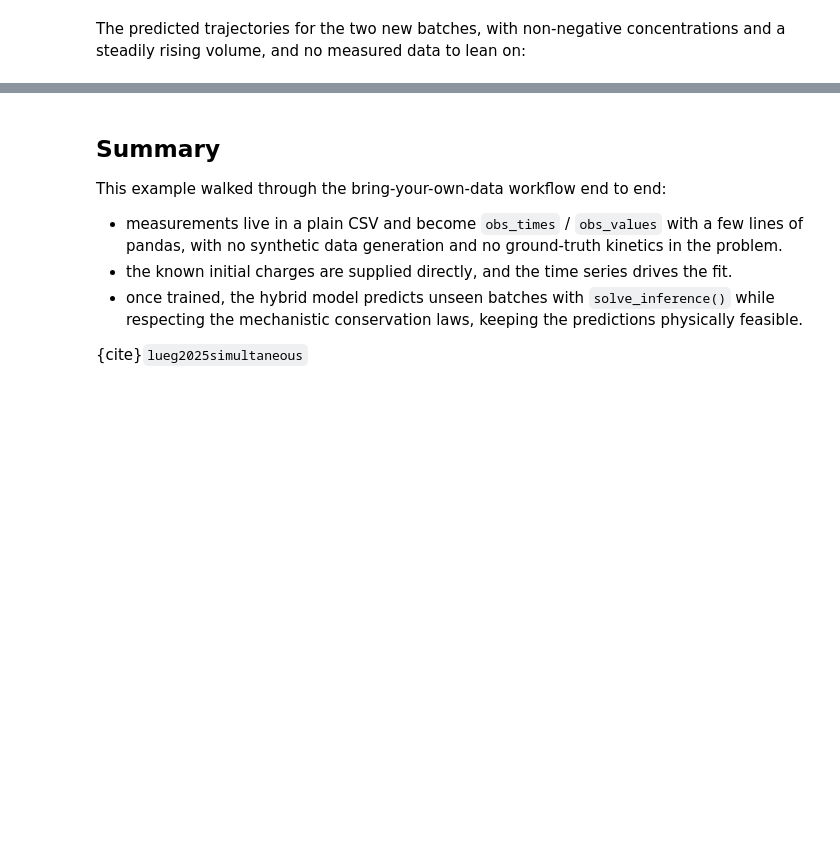
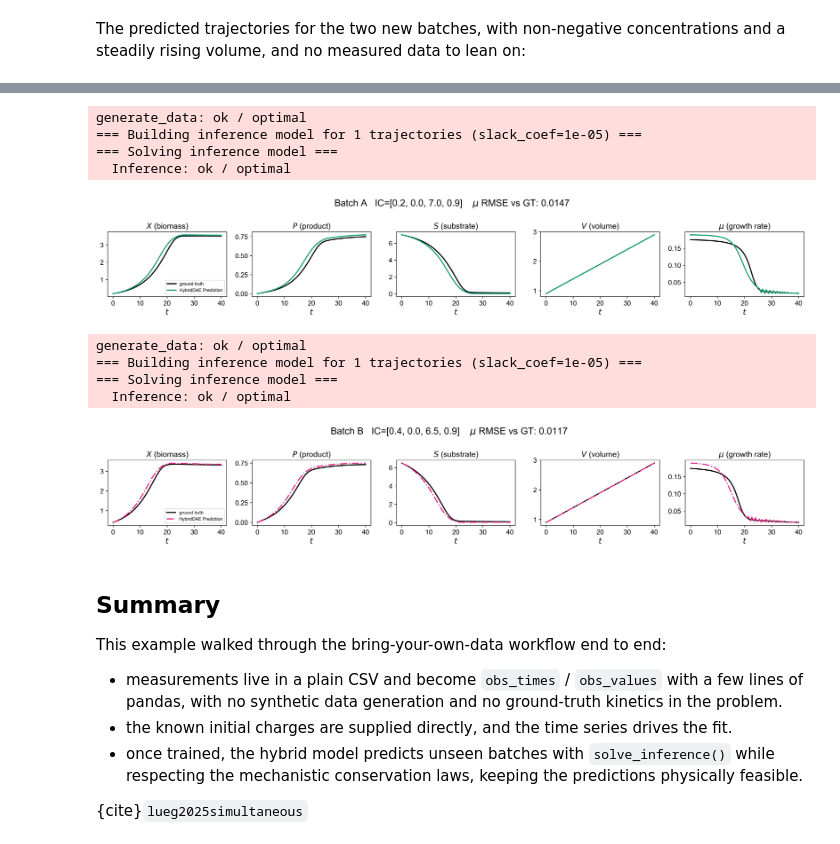
Before and after one commit to llueg/SiNDAE, a Jupyter notebook: docs/examples_gallery/fedbatch_example.ipynb, the cells around one changed output, grey strips where cells are left out. Saved outputs shown, nothing was run; the diff lists cells and outputs as text; code cells hidden in the pictures; blank space fills up the shorter version.

```diff
--- a/docs/examples_gallery/fedbatch_example.ipynb
+++ b/docs/examples_gallery/fedbatch_example.ipynb
@@ -401,3 +409,62 @@ plt.show()
+# %%
+col_names = STATE_NAMES + OUTPUT_NAME          # X, P, S, V, mu
+
+def _feat(traj):
+    return np.column_stack([traj.nn_input, traj.nn_output])
+
+def _rmse_vs_gt(pred, gt):
+    fp, fg = _feat(pred), _feat(gt)
+    return [float(np.sqrt(np.mean(
+                (fp[:, k] - np.interp(pred.sampling_times, gt.sampling_times, fg[:, k])) ** 2)))
+            for k in range(fp.shape[1])]
+
+for b, ic in enumerate(PRED_ICS):
+    # Prediction problem (same inline class / grid as Step 4)
+    new_problem = FedBatchBioreactorProblem(
+        params=FB_PARAMS, ics=np.array([ic]),
+        input_dim=INPUT_DIM, z_dim=Z_DIM, t_span=T_SPAN,
+        nfe=PRED_NFE, ncp=PRED_NCP, obs_dim=OBS_DIM,
+    )
+
+    # Ground truth: true Monod model solved on the same grid
+    gt_problem = GTFedBatchProblem(
+        ics=np.array([ic]), params=FB_PARAMS, t_span=T_SPAN,
+        nfe=PRED_NFE, ncp=PRED_NCP,
+    )
+    gt_data = generate_data(gt_problem, noise_std=None)     # noiseless true trajectory
+
+    gt = gt_data[0]
+
+    # Predict using trained model on new problem
+    pred = model.predict(new_problem, slack_coef=1e-5)[0]
+
+    rmse = _rmse_vs_gt(pred, gt)
+
+    fig, axes = plt.subplots(1, 5, figsize=(18, 3.2))
+    for k, ax in enumerate(axes):
+        ax.plot(gt.sampling_times,     _feat(gt)[:, k],     'k-',   lw=2, label='ground truth')
+        if b == 0:
+            ax.plot(pred.sampling_times, _feat(pred)[:, k], 'C0', ls='-',  ms=4, mfc='none', label='HybridDAE Prediction')
+        else:
+            ax.plot(pred.sampling_times, _feat(pred)[:, k], 'C3', ls='-.',  ms=4, mfc='none', label='HybridDAE Prediction')
+        ax.set_title(col_names[k])
+        ax.set_xlabel('$t$')
+    axes[0].legend(fontsize=8)
+    fig.suptitle(f'Batch {chr(65 + b)}   IC={ic.tolist()}    '
+                 f'$\\mu$ RMSE vs GT: {rmse[-1]:.4f} ')
+    fig.tight_layout()
+    plt.show()
+# %% [output]
+generate_data: ok / optimal
+=== Building inference model for 1 trajectories (slack_coef=1e-05) ===
+=== Solving inference model ===
+  Inference: ok / optimal
+[figure, added]
+generate_data: ok / optimal
+=== Building inference model for 1 trajectories (slack_coef=1e-05) ===
+=== Solving inference model ===
+  Inference: ok / optimal
+[figure, added]
 # %% [markdown]
 ## Summary
 
```
Also changed, not shown: parts of 9 cells of this notebook, 46 other files.
